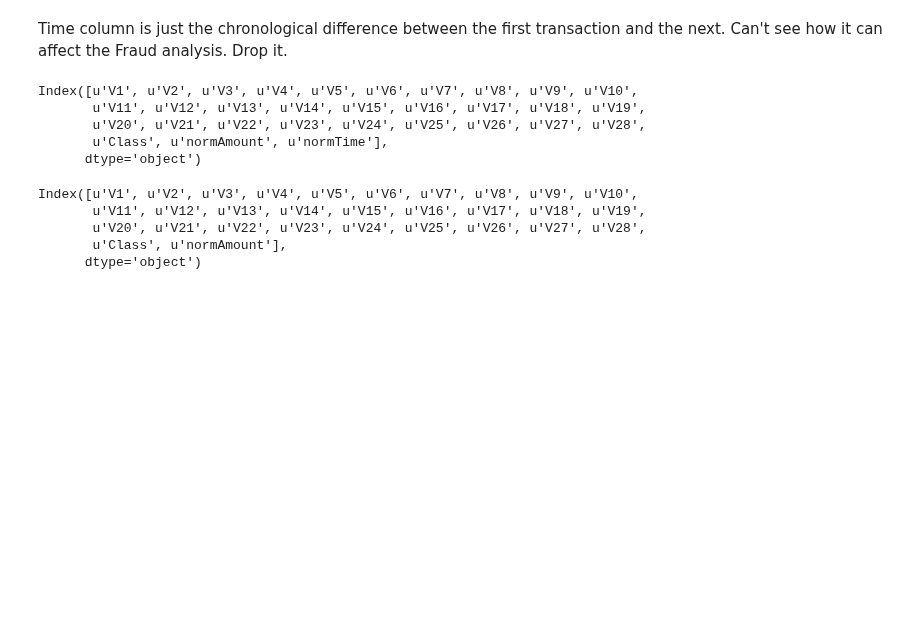
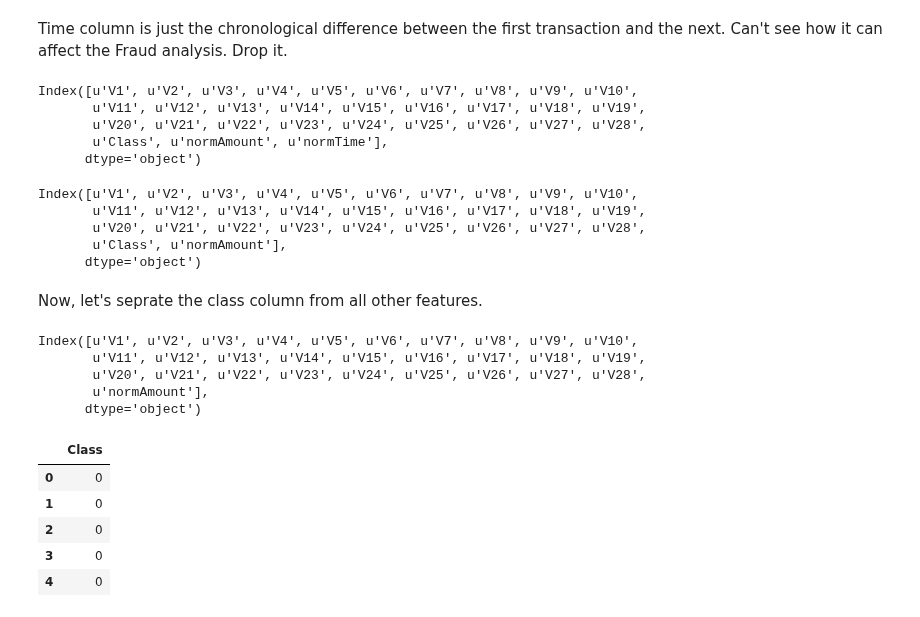
Before and after one commit to sushant2811/CreditCardFraudDetection, a Jupyter notebook: CreditCardFraudDetection.ipynb, the cells around one changed output. Saved outputs shown, nothing was run; the diff lists cells and outputs as text; code cells hidden in the pictures; blank space fills up the shorter version.

```diff
--- a/CreditCardFraudDetection.ipynb
+++ b/CreditCardFraudDetection.ipynb
@@ -334,3 +334,25 @@ Index([u'V1', u'V2', u'V3', u'V4', u'V5', u'V6', u'V7', u'V8', u'V9', u'V10',
        u'V20', u'V21', u'V22', u'V23', u'V24', u'V25', u'V26', u'V27', u'V28',
        u'Class', u'normAmount'],
       dtype='object')
+# %% [markdown]
+Now, let's seprate the class column from all other features.
+# %%
+X = dfMod.loc[:, dfMod.columns != 'Class']
+y = dfMod.loc[:, dfMod.columns == 'Class']
+# %%
+X.columns
+# %% [output]
+Index([u'V1', u'V2', u'V3', u'V4', u'V5', u'V6', u'V7', u'V8', u'V9', u'V10',
+       u'V11', u'V12', u'V13', u'V14', u'V15', u'V16', u'V17', u'V18', u'V19',
+       u'V20', u'V21', u'V22', u'V23', u'V24', u'V25', u'V26', u'V27', u'V28',
+       u'normAmount'],
+      dtype='object')
+# %%
+y.head()
+# %% [output]
+|  | Class |
+| 0 | 0 |
+| 1 | 0 |
+| 2 | 0 |
+| 3 | 0 |
+| 4 | 0 |
```
